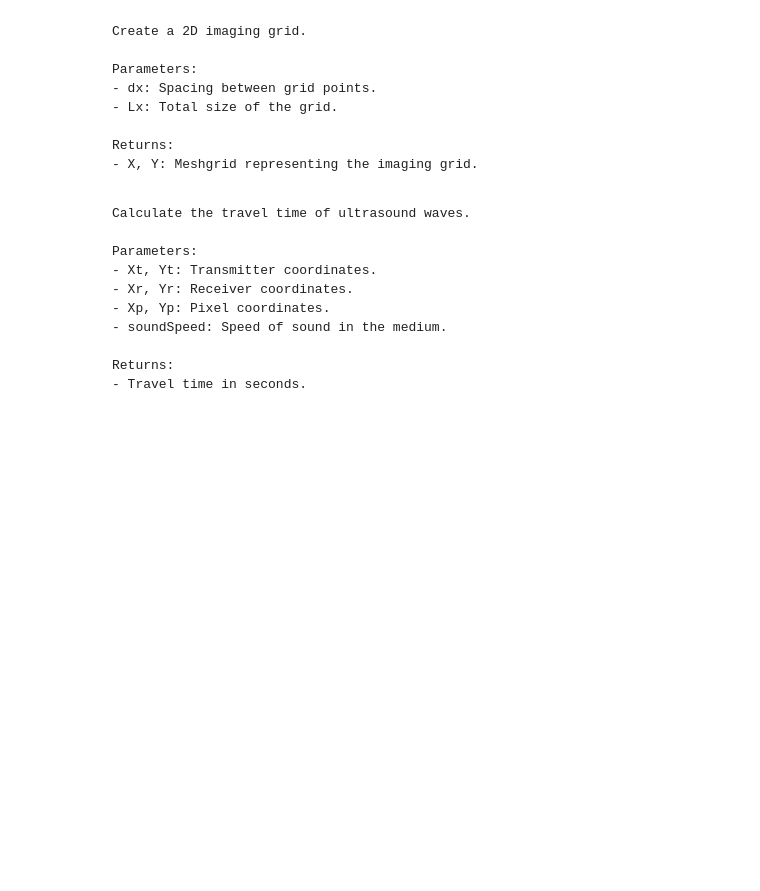
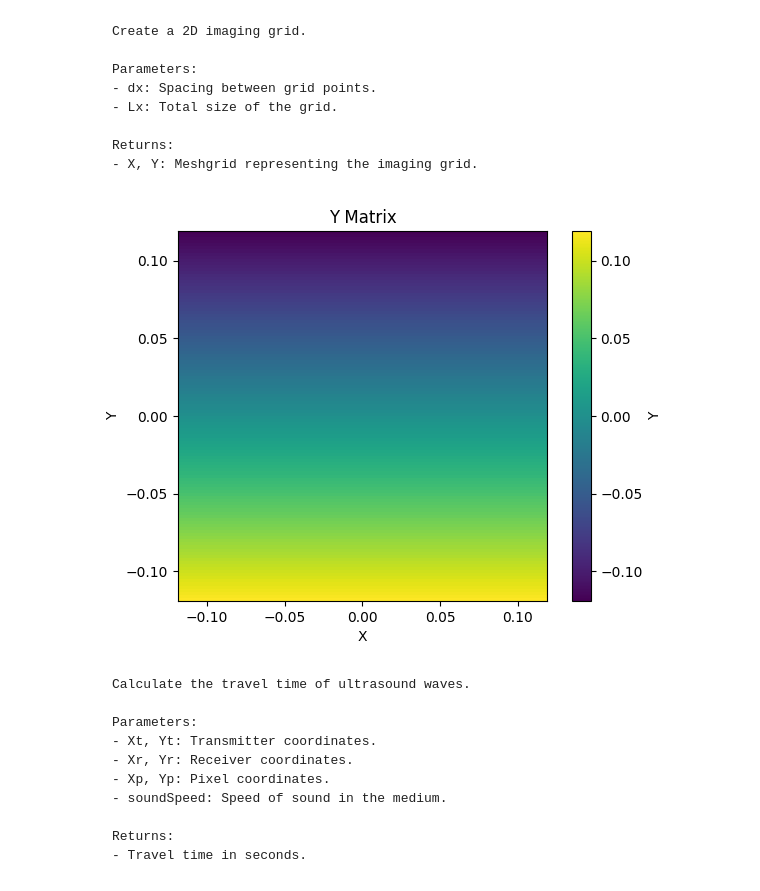
Before and after one commit to Emiree123/UG-Research-Project, a Jupyter notebook: tukeywindowCOPY.ipynb, the cells around one changed output. Cells and saved outputs as stored; diff of their text form; code cells hidden in the pictures; blank space fills up the shorter version.

```diff
--- a/tukeywindowCOPY.ipynb
+++ b/tukeywindowCOPY.ipynb
@@ -152,25 +163,35 @@ print(envelope[1250])
 #     return X, Y
 # %%
 # Test the create Imaging Grid function with dx = 0.0003 and Lx = 0.24
-dx = 0.0003
+dx = 0.002
 Lx = 0.24
 X, Y = hf.createImagingGrid(dx, Lx)
 # %%
+
+# Making a variable to save into data folder
+folder_path = 'data'
+
+# Define the file paths
+x_matrix_path = os.path.join(folder_path, "X_matrix.png")
+y_matrix_path = os.path.join(folder_path, "Y_matrix.png")
+
 # Plot X and Y using plt.imshow
 plt.imshow(X, extent=(X.min(), X.max(), Y.min(), Y.max()))
 plt.colorbar(label="X")
 plt.title("X Matrix")
 plt.xlabel("X")
 plt.ylabel("Y")
-plt.savefig(os.path.join(folder_path"data/X_matrix.png"))
+plt.savefig(x_matrix_path)
 plt.clf()
 
 plt.imshow(Y, extent=(X.min(), X.max(), Y.min(), Y.max()))
 plt.colorbar(label="Y")
 plt.title("Y Matrix")
 plt.xlabel("X")
 plt.ylabel("Y")
-plt.savefig(os.path.join(folder_path, "data/Y_matrix.png"))
+plt.savefig(y_matrix_path)
+# %% [output]
+[figure, added]
 # %% [markdown]
     Calculate the travel time of ultrasound waves.
 
```
Also changed, not shown: parts of 13 cells of this notebook, 4 other files.
